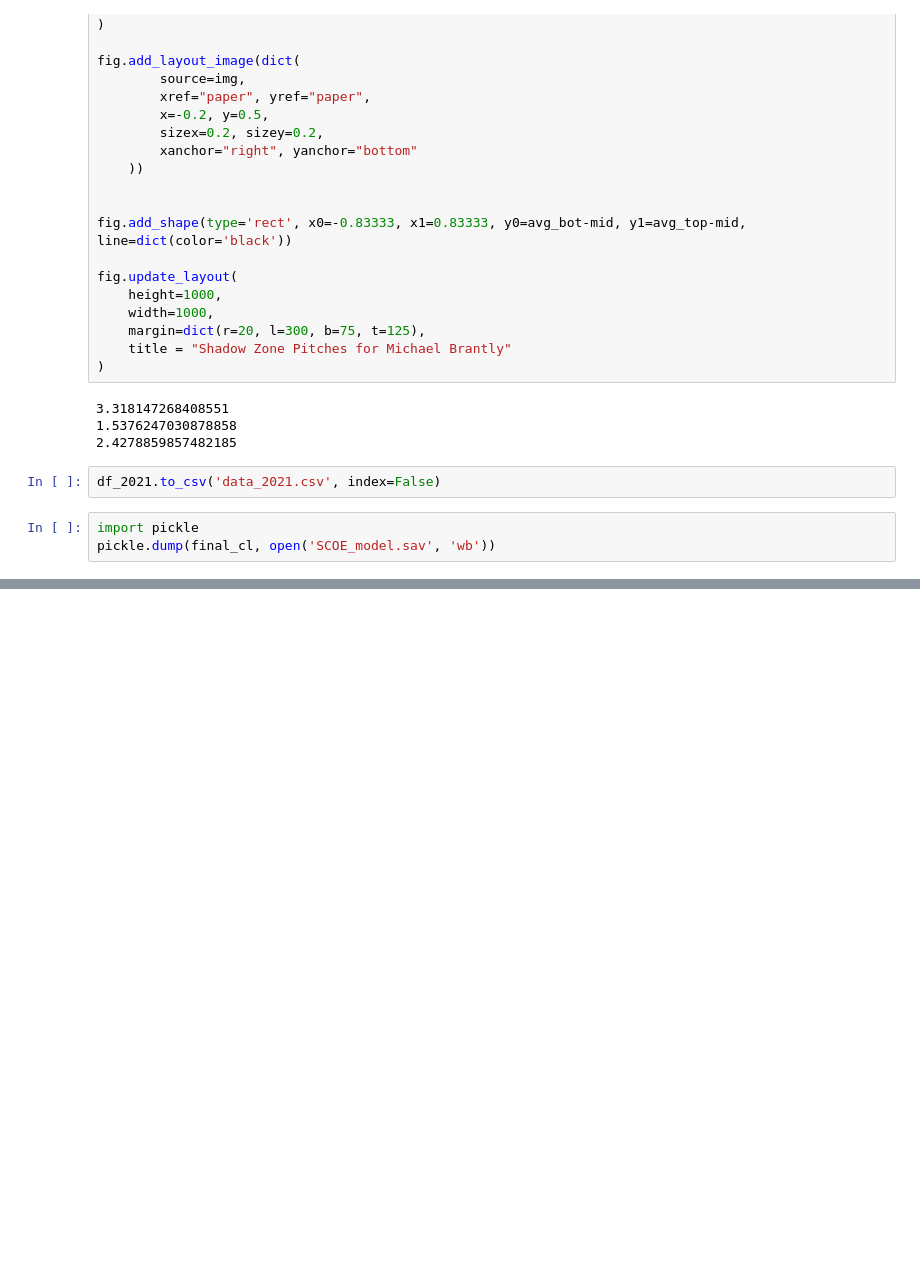
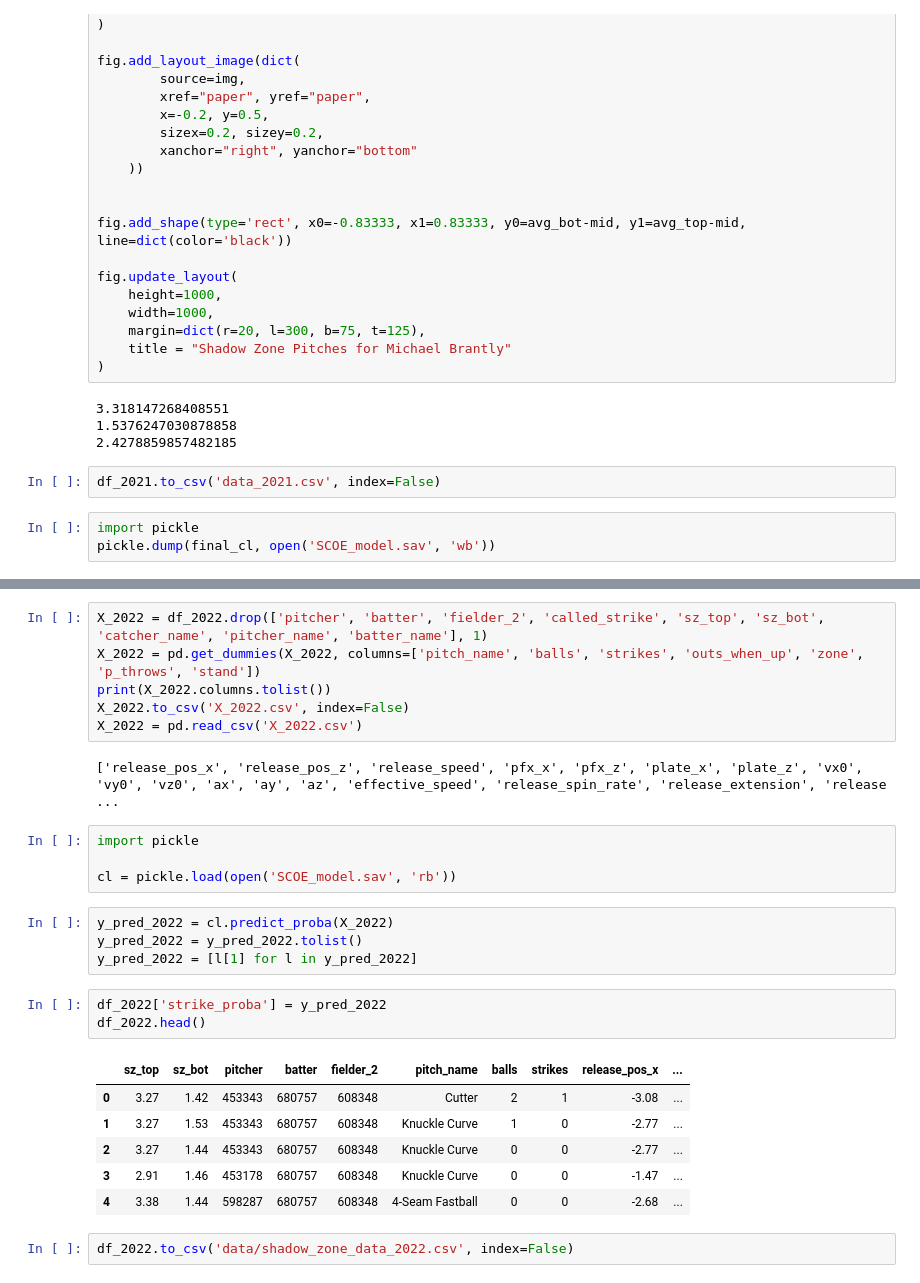
Before and after one commit to syamiller/SCOE, a Jupyter notebook: scoe.ipynb, the cells around one changed output, grey strips where cells are left out. Drawn from its saved outputs; the diff is of its cells as text; blank space fills up the shorter version.

```diff
--- a/scoe.ipynb
+++ b/scoe.ipynb
@@ -384,0 +417,28 @@ pickle.dump(final_cl, open('SCOE_model.sav', 'wb'))
+# %%
+X_2022 = df_2022.drop(['pitcher', 'batter', 'fielder_2', 'called_strike', 'sz_top', 'sz_bot', 'catcher_name', 'pitcher_name', 'batter_name'], 1)
+X_2022 = pd.get_dummies(X_2022, columns=['pitch_name', 'balls', 'strikes', 'outs_when_up', 'zone', 'p_throws', 'stand'])
+print(X_2022.columns.tolist())
+X_2022.to_csv('X_2022.csv', index=False)
+X_2022 = pd.read_csv('X_2022.csv')
+# %% [output]
+['release_pos_x', 'release_pos_z', 'release_speed', 'pfx_x', 'pfx_z', 'plate_x', 'plate_z', 'vx0', 'vy0', 'vz0', 'ax', 'ay', 'az', 'effective_speed', 'release_spin_rate', 'release_extension', 'release ...
+# %%
+import pickle
+
+cl = pickle.load(open('SCOE_model.sav', 'rb'))
+# %%
+y_pred_2022 = cl.predict_proba(X_2022)
+y_pred_2022 = y_pred_2022.tolist()
+y_pred_2022 = [l[1] for l in y_pred_2022]
+# %%
+df_2022['strike_proba'] = y_pred_2022
+df_2022.head()
+# %% [output]
+|  | sz_top | sz_bot | pitcher | batter | fielder_2 | pitch_name | balls | strikes | release_pos_x | ... |
+| 0 | 3.27 | 1.42 | 453343 | 680757 | 608348 | Cutter | 2 | 1 | -3.08 | ... |
+| 1 | 3.27 | 1.53 | 453343 | 680757 | 608348 | Knuckle Curve | 1 | 0 | -2.77 | ... |
+| 2 | 3.27 | 1.44 | 453343 | 680757 | 608348 | Knuckle Curve | 0 | 0 | -2.77 | ... |
+| 3 | 2.91 | 1.46 | 453178 | 680757 | 608348 | Knuckle Curve | 0 | 0 | -1.47 | ... |
+| 4 | 3.38 | 1.44 | 598287 | 680757 | 608348 | 4-Seam Fastball | 0 | 0 | -2.68 | ... |
+# %%
+df_2022.to_csv('data/shadow_zone_data_2022.csv', index=False)
```
Also changed, not shown: parts of 4 cells of this notebook, 5 other files.
